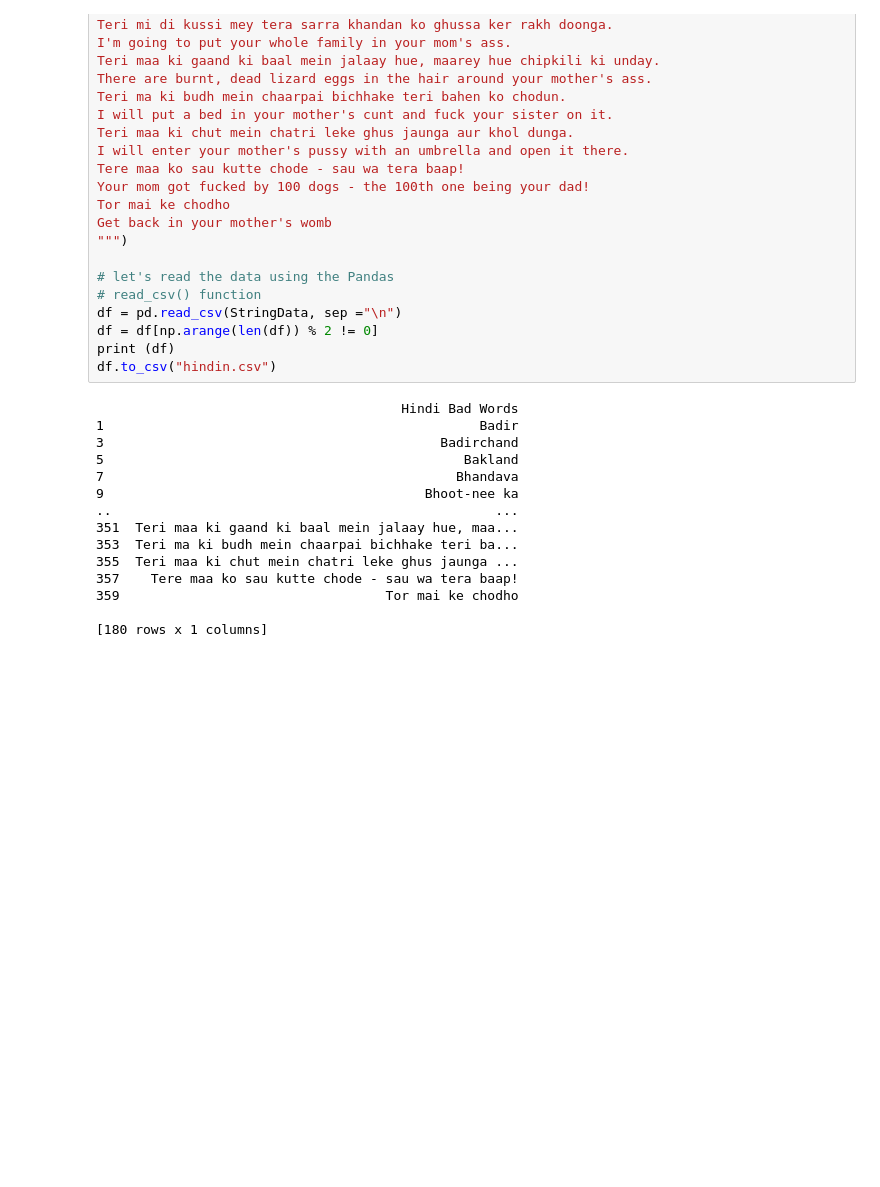
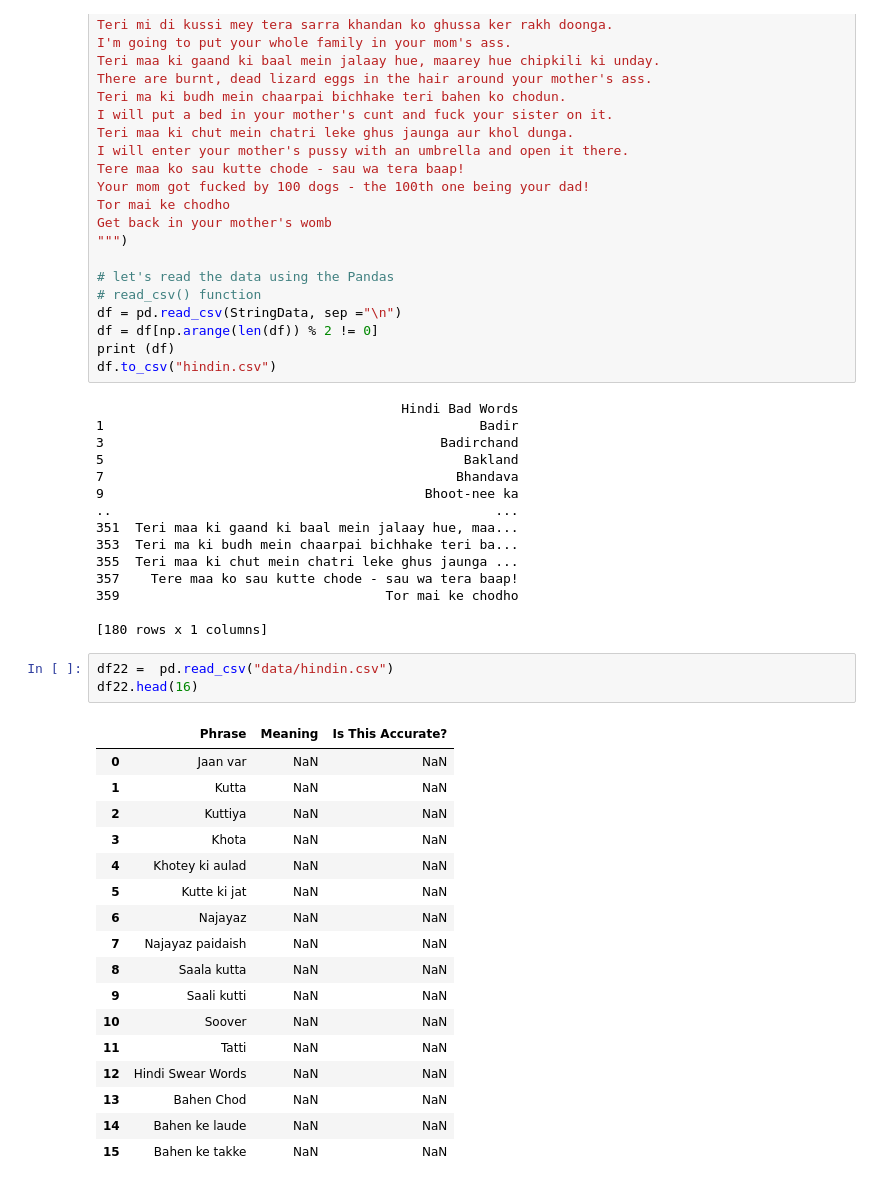
Before and after one commit to viveks-codes/IBW-Dataset, a Jupyter notebook: dataprep.ipynb, the cells around one changed output. Drawn from its saved outputs; the diff is of its cells as text; blank space fills up the shorter version.

```diff
--- a/dataprep.ipynb
+++ b/dataprep.ipynb
@@ -397,3 +397,24 @@ df.to_csv("hindin.csv")
 359                                  Tor mai ke chodho
 
 [180 rows x 1 columns]
+# %%
+df22 =  pd.read_csv("data/hindin.csv")
+df22.head(16)
+# %% [output]
+|  | Phrase | Meaning | Is This Accurate? |
+| 0 | Jaan var | NaN | NaN |
+| 1 | Kutta | NaN | NaN |
+| 2 | Kuttiya | NaN | NaN |
+| 3 | Khota | NaN | NaN |
+| 4 | Khotey ki aulad | NaN | NaN |
+| 5 | Kutte ki jat | NaN | NaN |
+| 6 | Najayaz | NaN | NaN |
+| 7 | Najayaz paidaish | NaN | NaN |
+| 8 | Saala kutta | NaN | NaN |
+| 9 | Saali kutti | NaN | NaN |
+| 10 | Soover | NaN | NaN |
+| 11 | Tatti | NaN | NaN |
+| 12 | Hindi Swear Words | NaN | NaN |
+| 13 | Bahen Chod | NaN | NaN |
+| 14 | Bahen ke laude | NaN | NaN |
+| 15 | Bahen ke takke | NaN | NaN |
```
Also changed, not shown: 3 other files.
